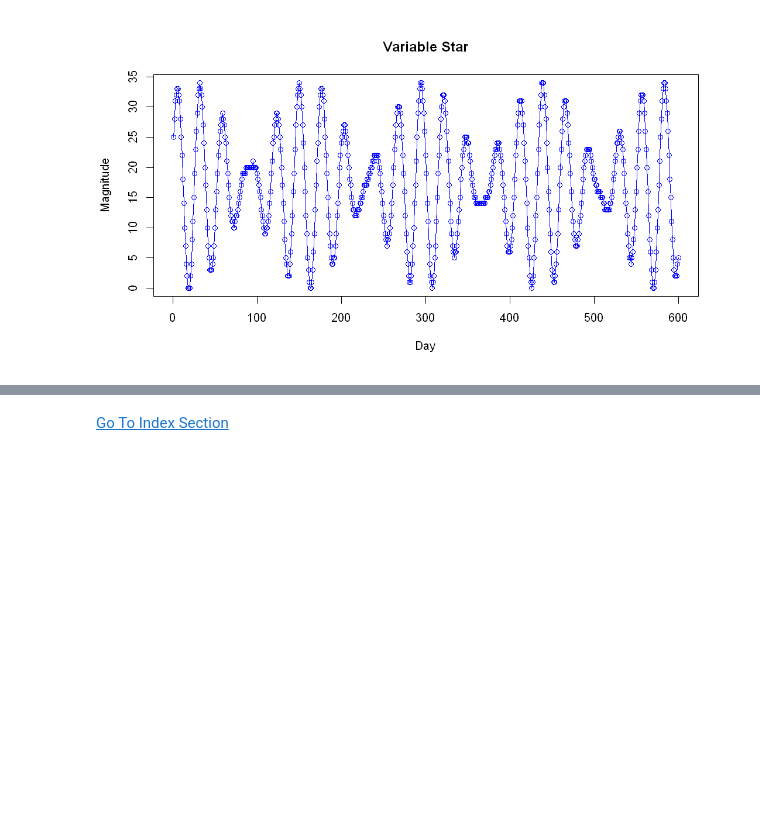
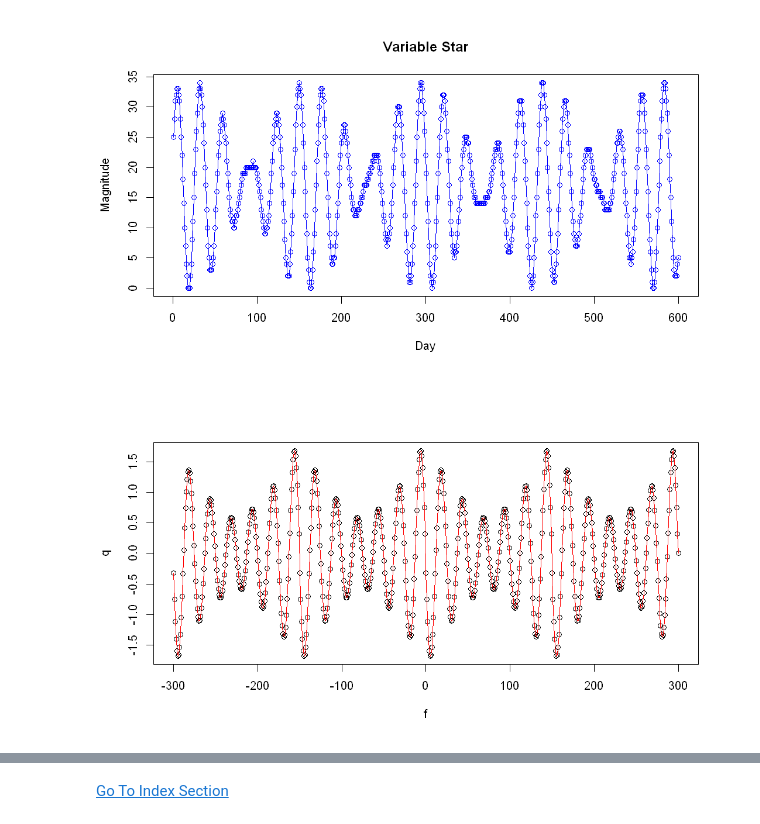
Before and after one commit to itsayushthada/Time-Series-Analysis, a Jupyter notebook: Week2/Time Series Visualization.ipynb, the cells around one changed output, grey strips where cells are left out. Cells and saved outputs as stored; diff of their text form; code cells hidden in the pictures; blank space fills up the shorter version.

```diff
--- a/Week2/Time Series Visualization.ipynb
+++ b/Week2/Time Series Visualization.ipynb
@@ -694,0 +699,28 @@ plot(star, type = "o",
+# %%
+dampedSine <- function(x, arg1=150, arg2=4, cycle=1, scale_=1, loc=0, phase=0){
+    "
+    arg1 <- Parameter to change the height of the highest peak during maximum energy phase.
+    arg2 <- Parameter to adjust sine frequency. [Use only when plot is segmented.]
+    "
+    width <- as.integer(length(x)/(2*cycle))
+    res <- rep(0, length(x))
+
+    for(i in seq(cycle*2)){
+        l_idx <- as.integer(1+(width*(i-1)))
+        u_idx <- as.integer(width*i)
+        y <- x[l_idx: u_idx]
+        y <- y - median(y)
+        res[l_idx: u_idx] <- exp(((-1)^i)*y/arg1)*sin(phase + y/arg2)
+    }
+        return(loc + res*scale_)
+}
+# %%
+# Sample Output of dampedSine function.
+
+f <- seq(-300, 300)
+q <- dampedSine(f, arg1= 60, arg2 = 4, cycle =4)
+
+plot(f, q)
+lines(f, q, col = "red")
+# %% [output]
+[figure, added]
```
Also changed, not shown: parts of 9 cells of this notebook.
